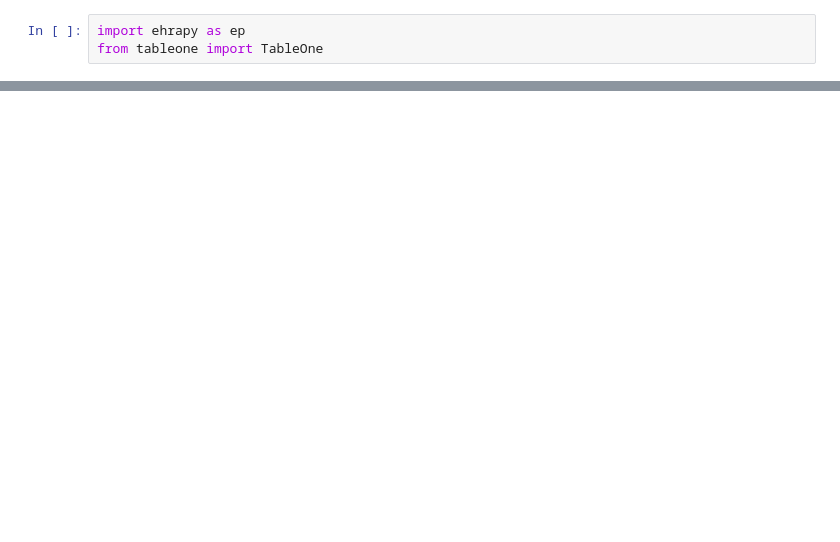
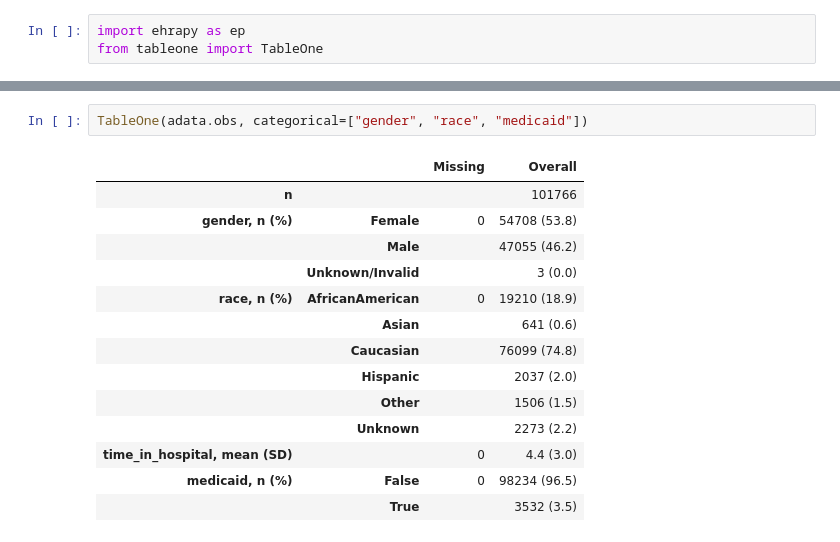
Before and after one commit to theislab/ehrapy-tutorials, a Jupyter notebook: cohort_tracking.ipynb, the cells around one changed output, grey strips where cells are left out. Drawn from its saved outputs; the diff is of its cells as text; blank space fills up the shorter version.

```diff
--- a/cohort_tracking.ipynb
+++ b/cohort_tracking.ipynb
@@ -68,0 +57,17 @@ Especially useful for cohort processing, as the overview component becomes even
+# %%
+TableOne(adata.obs, categorical=["gender", "race", "medicaid"])
+# %% [output]
+|  |  | Missing | Overall |
+| n |  |  | 101766 |
+| gender, n (%) | Female | 0 | 54708 (53.8) |
+|  | Male |  | 47055 (46.2) |
+|  | Unknown/Invalid |  | 3 (0.0) |
+| race, n (%) | AfricanAmerican | 0 | 19210 (18.9) |
+|  | Asian |  | 641 (0.6) |
+|  | Caucasian |  | 76099 (74.8) |
+|  | Hispanic |  | 2037 (2.0) |
+|  | Other |  | 1506 (1.5) |
+|  | Unknown |  | 2273 (2.2) |
+| time_in_hospital, mean (SD) |  | 0 | 4.4 (3.0) |
+| medicaid, n (%) | False | 0 | 98234 (96.5) |
+|  | True |  | 3532 (3.5) |
```
Also changed, not shown: parts of 19 cells of this notebook.
